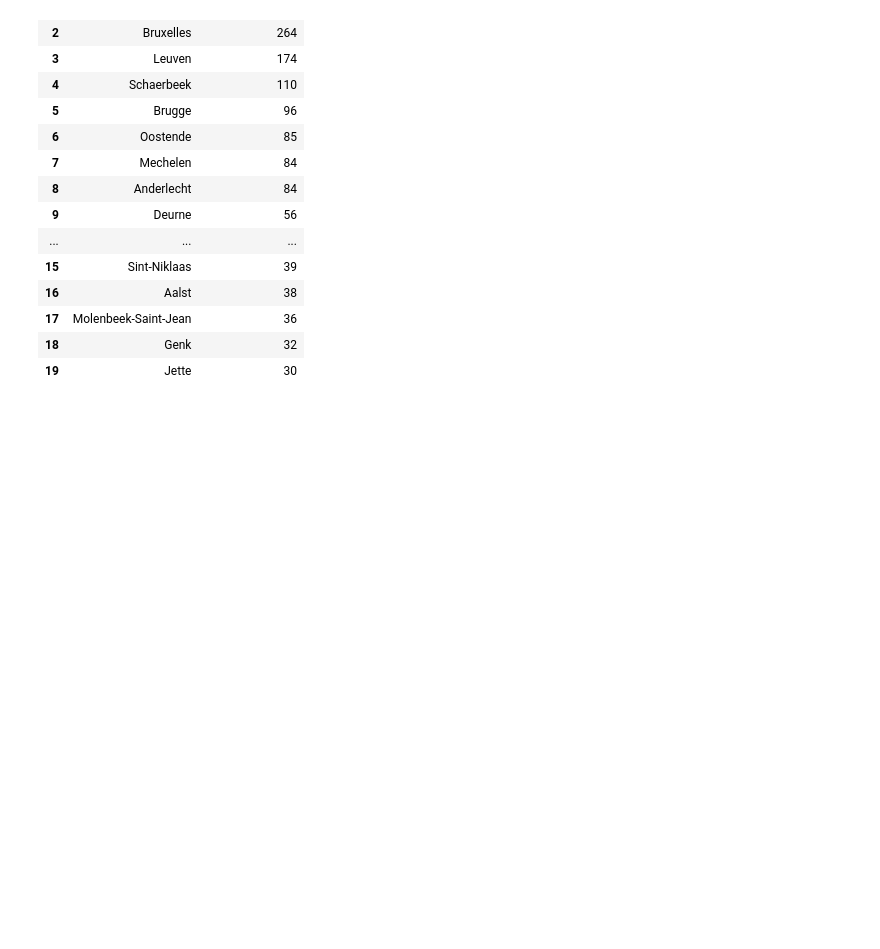
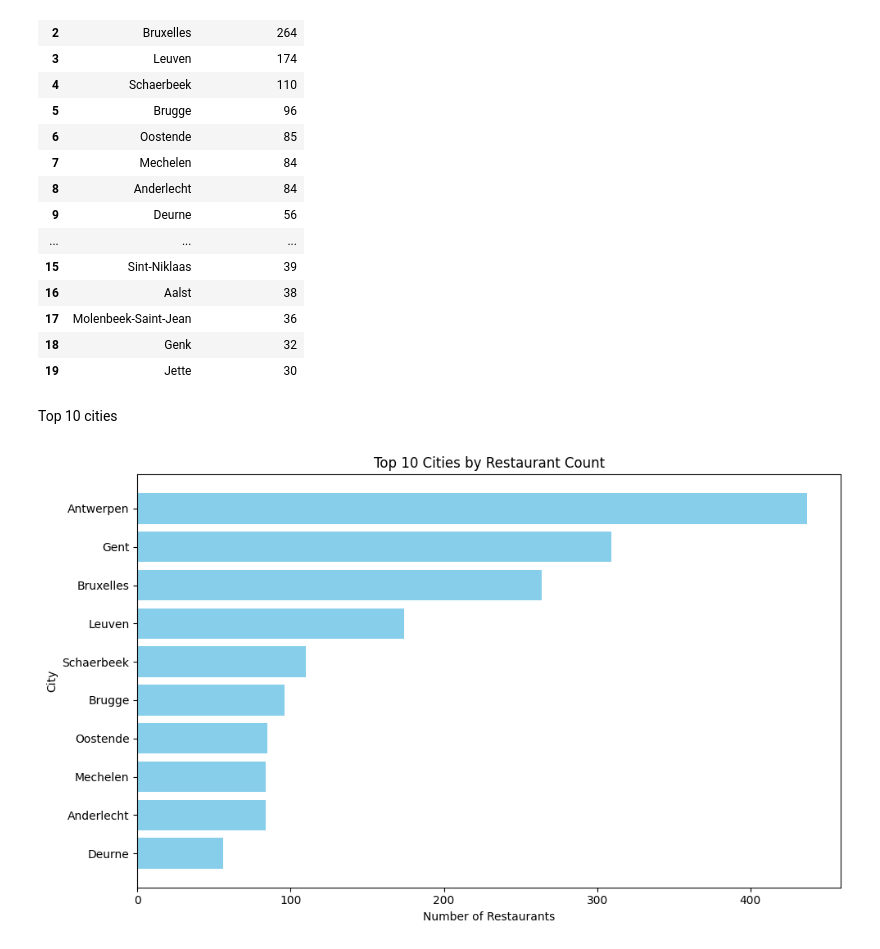
Before and after one commit to esramogulkoc-dev/delivery-market-analysis, a Jupyter notebook: sql/questions/q2.ipynb, the cells around one changed output. Saved outputs shown, nothing was run; the diff lists cells and outputs as text; code cells hidden in the pictures; blank space fills up the shorter version.

Commit message:
graphs added

```diff
--- a/sql/questions/q2.ipynb
+++ b/sql/questions/q2.ipynb
@@ -78,3 +77,35 @@ for idx, row in df_restaurants.iterrows():
 
 
 m.save('delivery_map.html')
+# %% [markdown]
+Top 10 cities
+# %%
+
+import sqlite3
+import pandas as pd
+import pandas as pd
+import matplotlib.pyplot as plt
+
+conn = sqlite3.connect('data/takeaway.db')
+
+query = """
+SELECT city, COUNT(*) AS restaurant_count
+FROM restaurants
+GROUP BY city
+ORDER BY restaurant_count DESC
+LIMIT 10;
+"""
+
+df_top10 = pd.read_sql_query(query, conn)
+df_top10.head(10)
+
+plt.figure(figsize=(10,6))
+plt.barh(df_top10['city'], df_top10['restaurant_count'], color='skyblue')
+plt.xlabel('Number of Restaurants')
+plt.ylabel('City')
+plt.title('Top 10 Cities by Restaurant Count')
+plt.gca().invert_yaxis()  # En yüksek değer üstte
+plt.tight_layout()
+plt.show()
+# %% [output]
+[figure, added]
```
Also changed, not shown: parts of 1 cell of this notebook, 7 other files.
